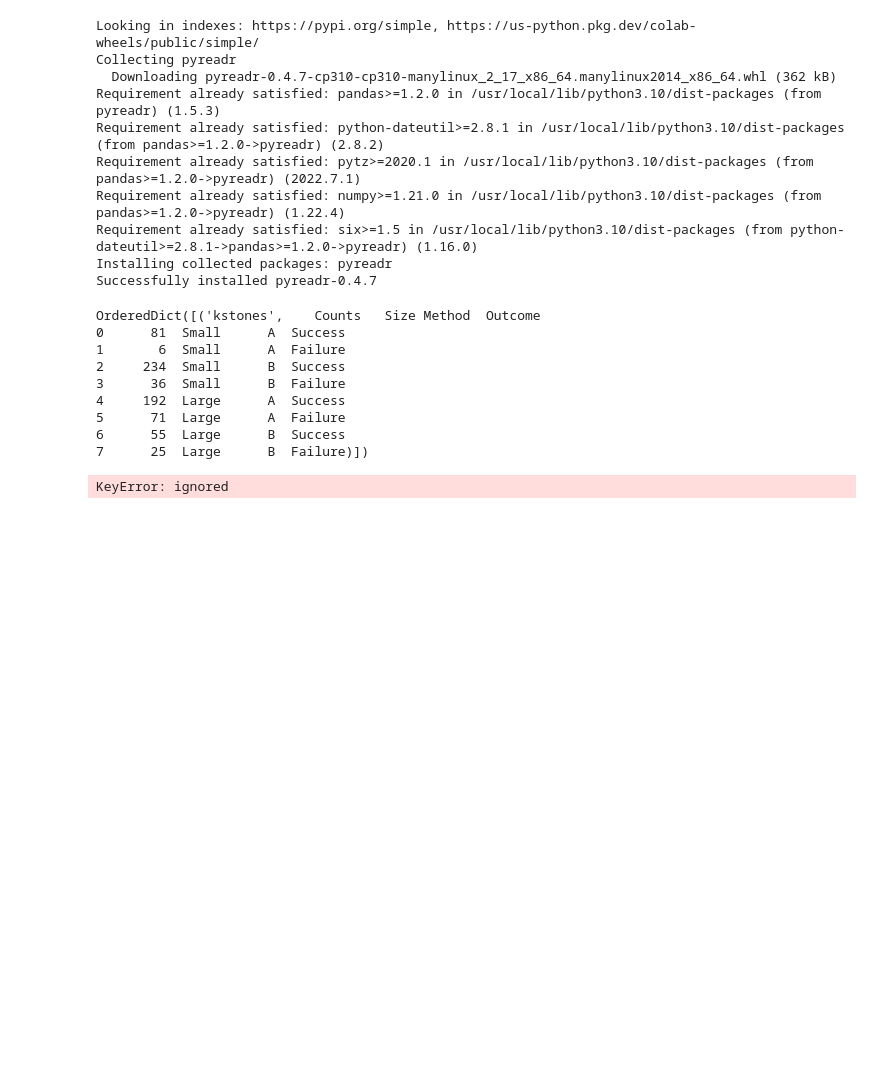
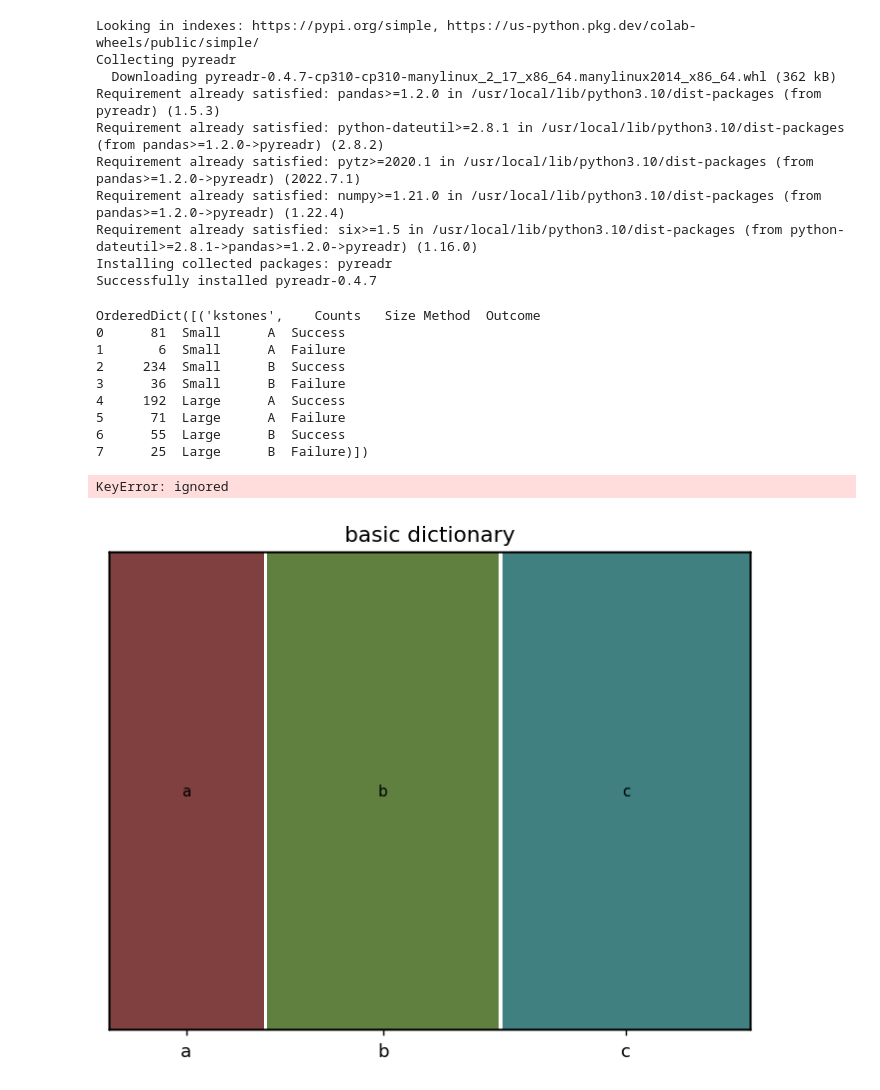
Before and after one commit to aleksejalex/special-octo-engine, a Jupyter notebook: ZLMA_DU_Gaj_ex11.ipynb, the cells around one changed output. Cells and saved outputs as stored; diff of their text form; code cells hidden in the pictures; blank space fills up the shorter version.

```diff
--- a/ZLMA_DU_Gaj_ex11.ipynb
+++ b/ZLMA_DU_Gaj_ex11.ipynb
@@ -437,3 +442,9 @@ print(dof_ab_ac)
 # %%
 p_value = 1 - scp.stats.chi2.cdf(chi2_test, dof_ab_ac)
 print(p_value)
+# %%
+data = {'a': 10, 'b': 15, 'c': 16}
+mosaic(data, title='basic dictionary')
+plt.show()
+# %% [output]
+[figure, added]
```
Also changed, not shown: parts of 3 cells of this notebook.
